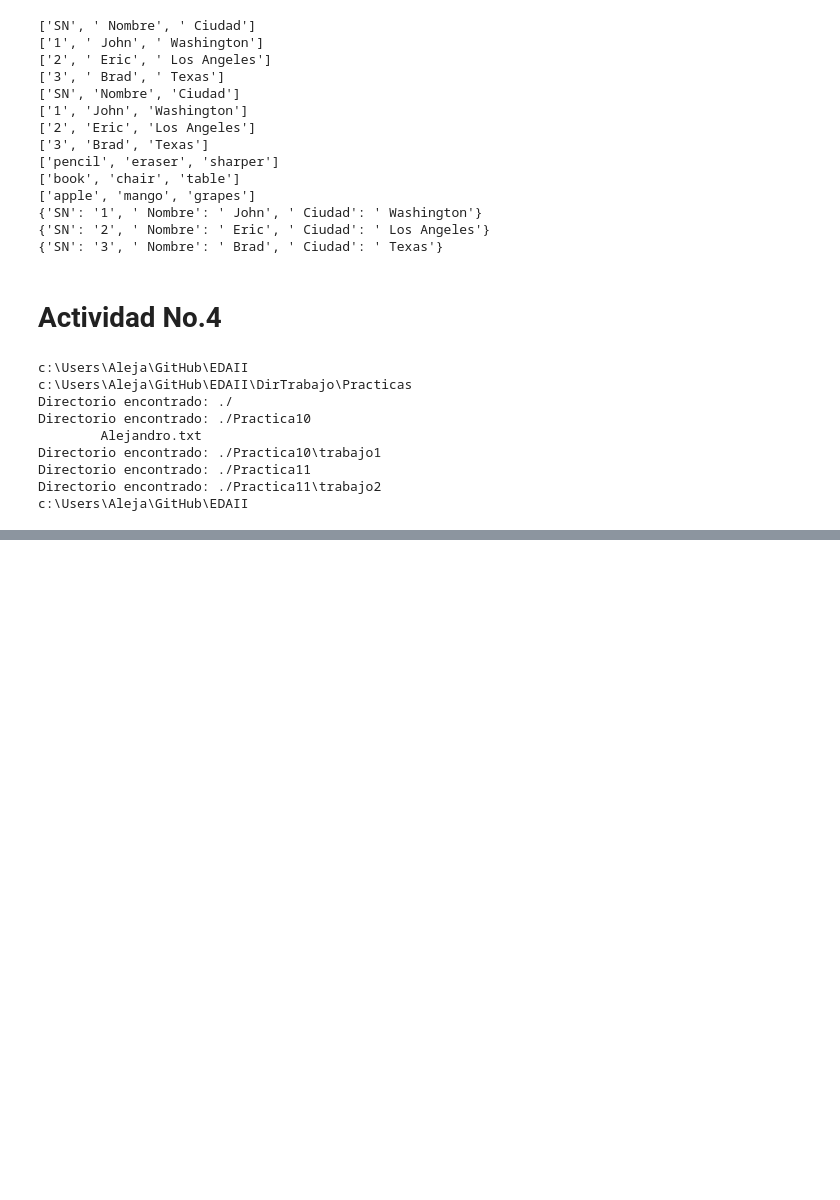
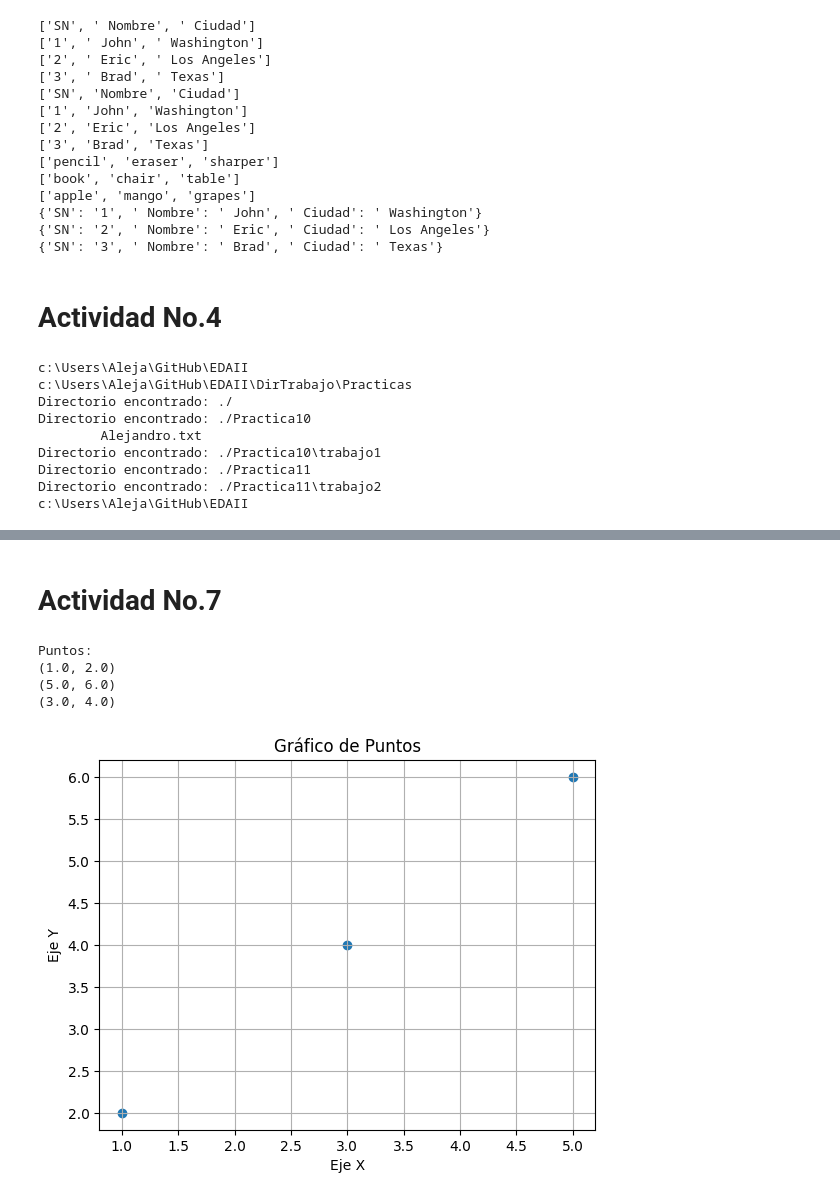
Before and after one commit to AlexGrim12/EDAII, a Jupyter notebook: GutierrezGrimaldoActPrac10.ipynb, the cells around one changed output, grey strips where cells are left out. Saved outputs shown, nothing was run; the diff lists cells and outputs as text; code cells hidden in the pictures; blank space fills up the shorter version.

```diff
--- a/GutierrezGrimaldoActPrac10.ipynb
+++ b/GutierrezGrimaldoActPrac10.ipynb
@@ -310,0 +473,34 @@ c:\Users\Aleja\GitHub\EDAII
+# %% [markdown]
+# Actividad No.7
+# %%
+import matplotlib.pyplot as plt
+
+# Lee el archivo y almacena los puntos en las listas x e y
+x = []
+y = []
+
+with open('pares_puntos.txt', 'r') as file:
+    for line in file:
+        values = line.split()
+        for i in range(0, len(values), 2):
+            x.append(float(values[i]))
+            y.append(float(values[i + 1]))
+
+# Muestra los puntos en pantalla
+print("Puntos:")
+for i in range(len(x)):
+    print(f"({x[i]}, {y[i]})")
+
+# Grafica los puntos
+plt.scatter(x, y)
+plt.title('Gráfico de Puntos')
+plt.xlabel('Eje X')
+plt.ylabel('Eje Y')
+plt.grid(True)
+plt.show()
+# %% [output]
+Puntos:
+(1.0, 2.0)
+(5.0, 6.0)
+(3.0, 4.0)
+[figure, added]
```
Also changed, not shown: parts of 4 cells of this notebook, 11 other files.
